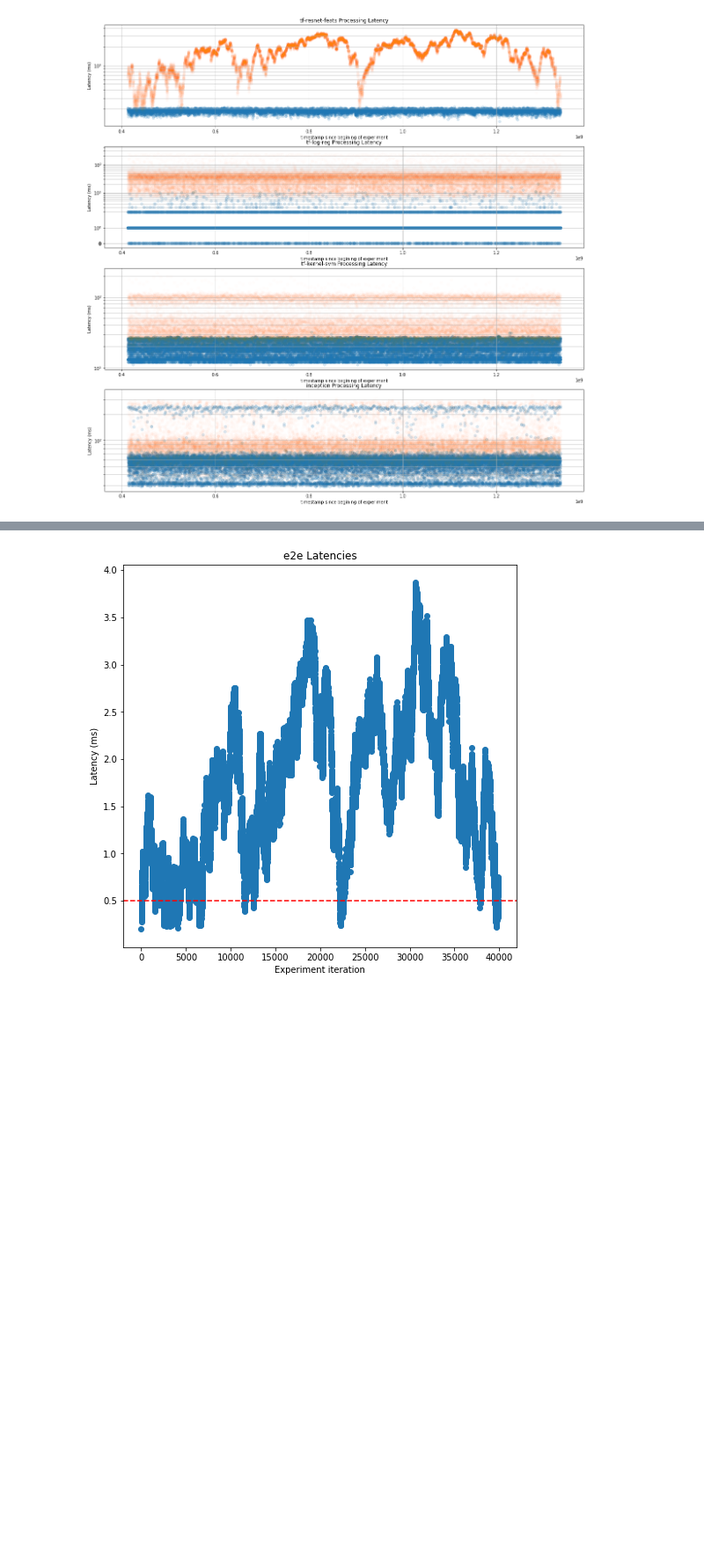
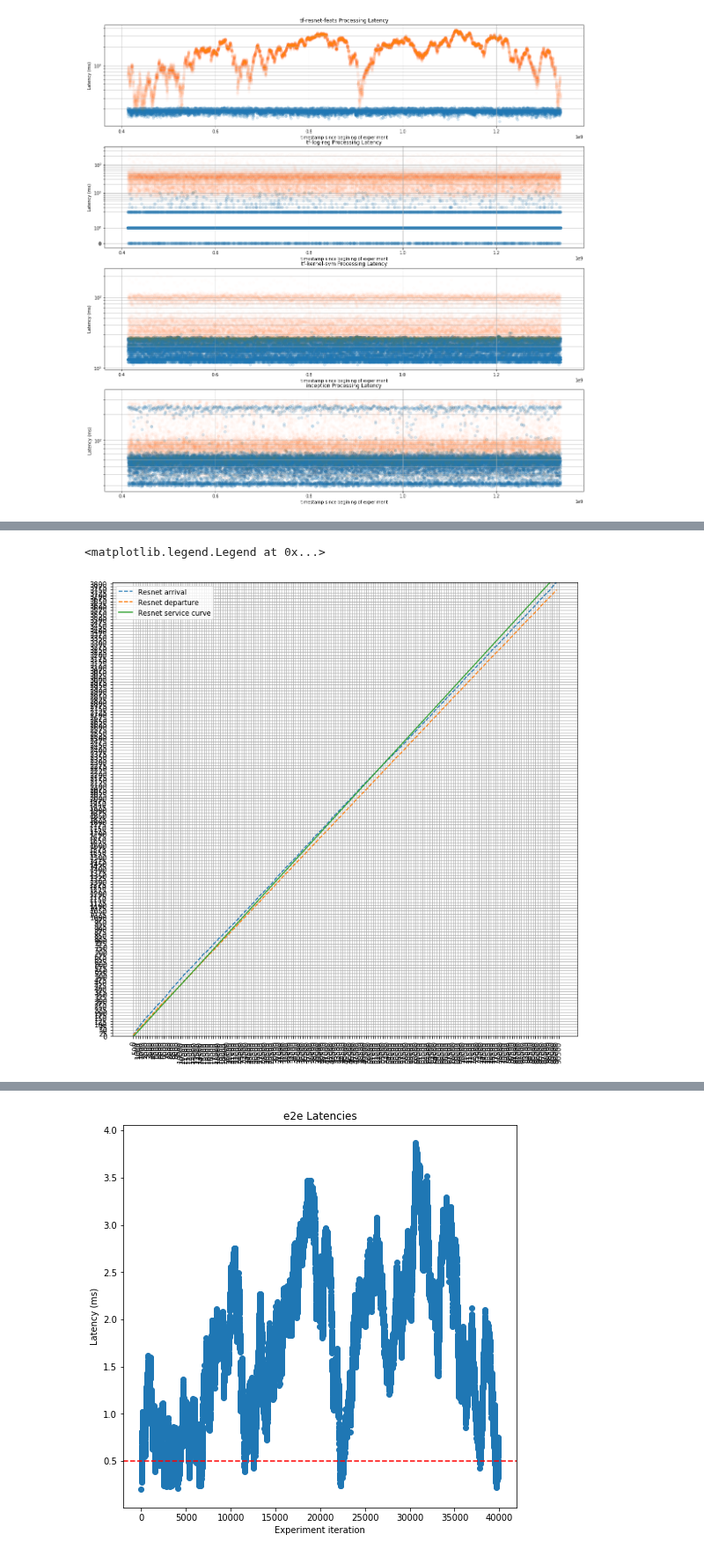
Before and after one commit to dcrankshaw/plots-model-comp-paper, a Jupyter notebook: plotting/e2e_distribution_plotting.ipynb, the cells around one changed output, grey strips where cells are left out. Shown at 88% size. Cells and saved outputs as stored; diff of their text form; code cells hidden in the pictures; blank space fills up the shorter version.

Commit message:
Figuring out accuracy of network curves

```diff
--- a/plotting/e2e_distribution_plotting.ipynb
+++ b/plotting/e2e_distribution_plotting.ipynb
@@ -239,0 +295,6 @@ plot_ordinal_queue_sizes(ID1_500, image_driver_1_models)
+# %%
+x_range = xrange(1,90002,400)
+resnet_arrival = ID1_500_hollistic["client_timestamps"]["start->tf-resnet-feats_timestamps"]*1000.
+resnet_departure = ID1_500_hollistic["client_timestamps"]["tf-resnet-feats->tf-kernel-svm_timestamps"]*1000.
+x_arrival_resnet, y_arrival_resnet = get_max_curve(resnet_arrival, x_range)
+x_departure_resnet, y_departure_resnet = get_max_curve(resnet_departure, x_range)
@@ -239,0 +305,21 @@ plot_ordinal_queue_sizes(ID1_500, image_driver_1_models)
+# %%
+plt.figure(figsize=(12,12))
+x_jump = 500
+plt.xticks(xrange(0,max(x_range)+x_jump,x_jump))
+plt.xticks(rotation=90)
+plt.gca().set_ylim([0,y_arrival_resnet[-1]])
+plt.yticks(xrange(0,y_arrival_resnet[-1],25))
+plt.grid(True)
+# plt.xlim([0,5000])
+# plt.ylim([0,220])
+plt.plot(x_arrival_resnet, y_arrival_resnet, label="Resnet arrival", linestyle="--")
+# plt.plot(x_arrival_resnet_clipper, y_arrival_resnet_clipper, label="Resnet arrival clipper", linestyle="--")
+plt.plot(x_departure_resnet, y_departure_resnet, label="Resnet departure", linestyle="--")
+plt.plot([0,120,max(x_range)],[0,0,max(x_range)/1000.*43], label="Resnet service curve")
+# plt.plot([0,100,max(x_range)],[0,0,max(x_range)/1000.*91], label="KSVM service curve")
+# plt.plot([0,50,5000],[0,0,5*910], label="LogReg service curve")
+# plt.plot([0,150,5000],[0,0,5*106], label="Inception service curve")
+plt.legend()
+# %% [output]
+<matplotlib.legend.Legend at 0x...>
+[figure, added]
```
Also changed, not shown: parts of 25 cells of this notebook.
